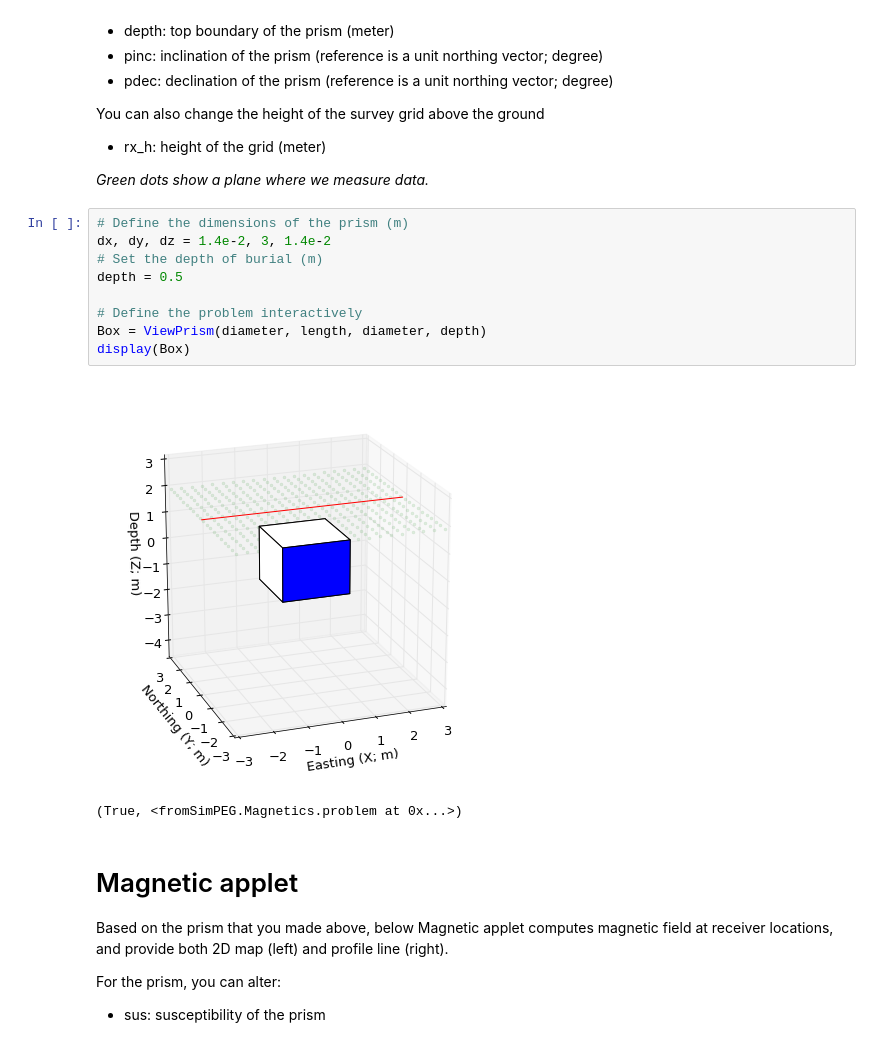
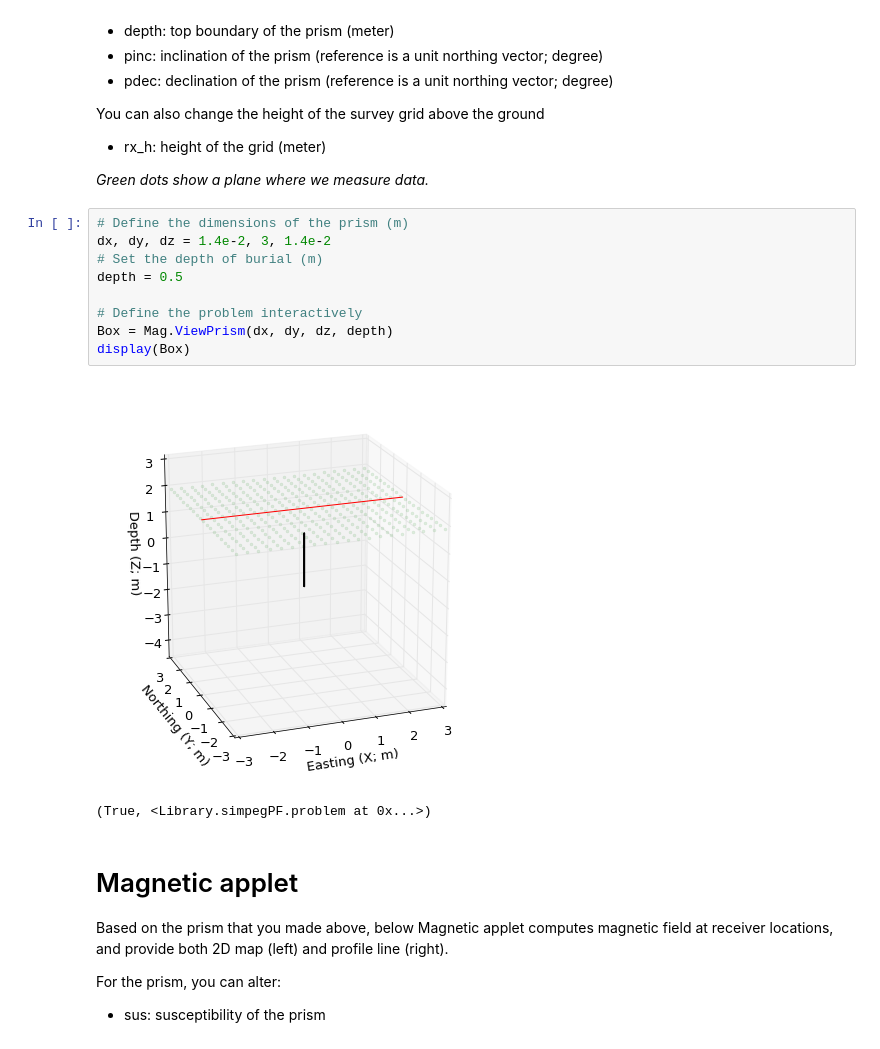
Before and after one commit to geoscixyz/geosci-labs, a Jupyter notebook: Mag/InducedMag2D.ipynb, the cells around one changed output. Drawn from its saved outputs; the diff is of its cells as text.

```diff
--- a/Mag/InducedMag2D.ipynb
+++ b/Mag/InducedMag2D.ipynb
@@ -65,15 +64,15 @@ You can also change the height of the survey grid above the ground
 # %%
 # Define the dimensions of the prism (m)
 dx, dy, dz = 1.4e-2, 3, 1.4e-2
 # Set the depth of burial (m)
 depth = 0.5
 
 # Define the problem interactively
-Box = ViewPrism(diameter, length, diameter, depth)
+Box = Mag.ViewPrism(dx, dy, dz, depth)
 display(Box)
 # %% [output]
-[figure, old version]
+[figure, new version]
-(True, <fromSimPEG.Magnetics.problem at 0x...>)
+(True, <Library.simpegPF.problem at 0x...>)
 # %% [markdown]
 # Magnetic applet
 Based on the prism that you made above, below Magnetic applet computes magnetic field at receiver locations, and provide both 2D map (left) and profile line (right).
```
Also changed, not shown: parts of 2 cells of this notebook, 20 other files.
